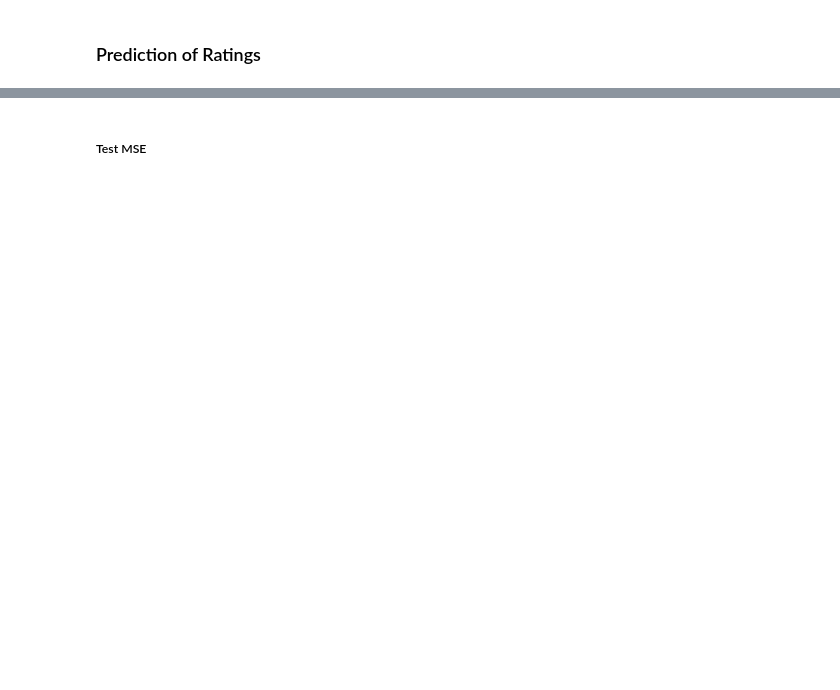
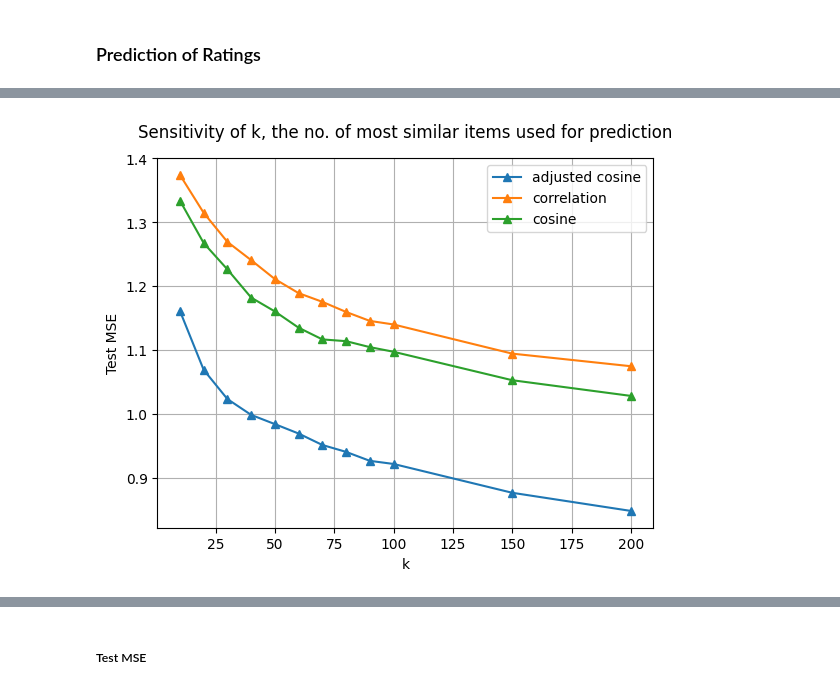
Before and after one commit to renachongpq/stor565_proj, a Jupyter notebook: exploratory_data_analysis/ratings_similarity.ipynb, the cells around one changed output, grey strips where cells are left out. Saved outputs shown, nothing was run; the diff lists cells and outputs as text; code cells hidden in the pictures; blank space fills up the shorter version.

Commit message:
updated code with tuning for parameter k

```diff
--- a/exploratory_data_analysis/ratings_similarity.ipynb
+++ b/exploratory_data_analysis/ratings_similarity.ipynb
@@ -221,0 +246,3 @@ def calculate_mse(pred_Y, obs_Y):
+# %%
+cosine_df = pd.read_csv("./train_cosine_similarity.csv", index_col=[0])
+cosine_mse = select_k(cosine_df, test, train, k, "cosine")
@@ -221,0 +269,3 @@ def calculate_mse(pred_Y, obs_Y):
+# %%
+correlation_df = pd.read_csv("./train_correlation_similarity.csv", index_col=[0])
+correlation_mse = select_k(correlation_df, test, train, k, "correlation")
@@ -221,0 +292,3 @@ def calculate_mse(pred_Y, obs_Y):
+# %%
+adj_cosine_df = pd.read_csv("./train_adjusted_cosine_similarity.csv", index_col=[0])
+adjusted_cosine_mse = select_k(adj_cosine_df, test, train, k, "adjusted cosine")
@@ -221,0 +317,29 @@ def calculate_mse(pred_Y, obs_Y):
+# %%
+cosine_mse_df = pd.DataFrame.from_dict(cosine_mse).rename_axis("k").reset_index()
+cosine_mse_df["similarity_measure"] = "cosine"
+correlation_mse_df = pd.DataFrame.from_dict(correlation_mse).rename_axis("k").reset_index()
+correlation_mse_df["similarity_measure"] = "correlation"
+adjusted_cosine_mse_df = pd.DataFrame.from_dict(adjusted_cosine_mse).rename_axis("k").reset_index()
+adjusted_cosine_mse_df["similarity_measure"] = "adjusted cosine"
+mse_df = pd.concat([cosine_mse_df, correlation_mse_df, adjusted_cosine_mse_df])
+# %%
+import matplotlib.pyplot as plt
+
+# plt.rcParams.update(plt.rcParamsDefault)
+fig, ax = plt.subplots()
+legend_names = []
+for key, grp in mse_df.groupby(["similarity_measure"]):
+    legend_names.append(key)
+    ax = grp.plot(ax=ax, kind="line", x="k", y=["test_mse"], grid=True, marker="^", legend=True)
+# ax.patch.set_facecolor('white')
+# plt.xticks(np.arange(0, 220, 50))
+# plt.yticks(np.arange(0.8, 1.5, 0.1))
+plt.legend(loc="best")
+ax.legend(legend_names)
+# plt.xlabel("k", labelpad=15)
+plt.ylabel("Test MSE")
+plt.title("Sensitivity of k, the no. of most similar items used for prediction", pad=15)
+plt.show()
+# plt.savefig("test_mse_vs_k.png")
+# %% [output]
+[figure, added]
```
Also changed, not shown: parts of 50 cells of this notebook.
